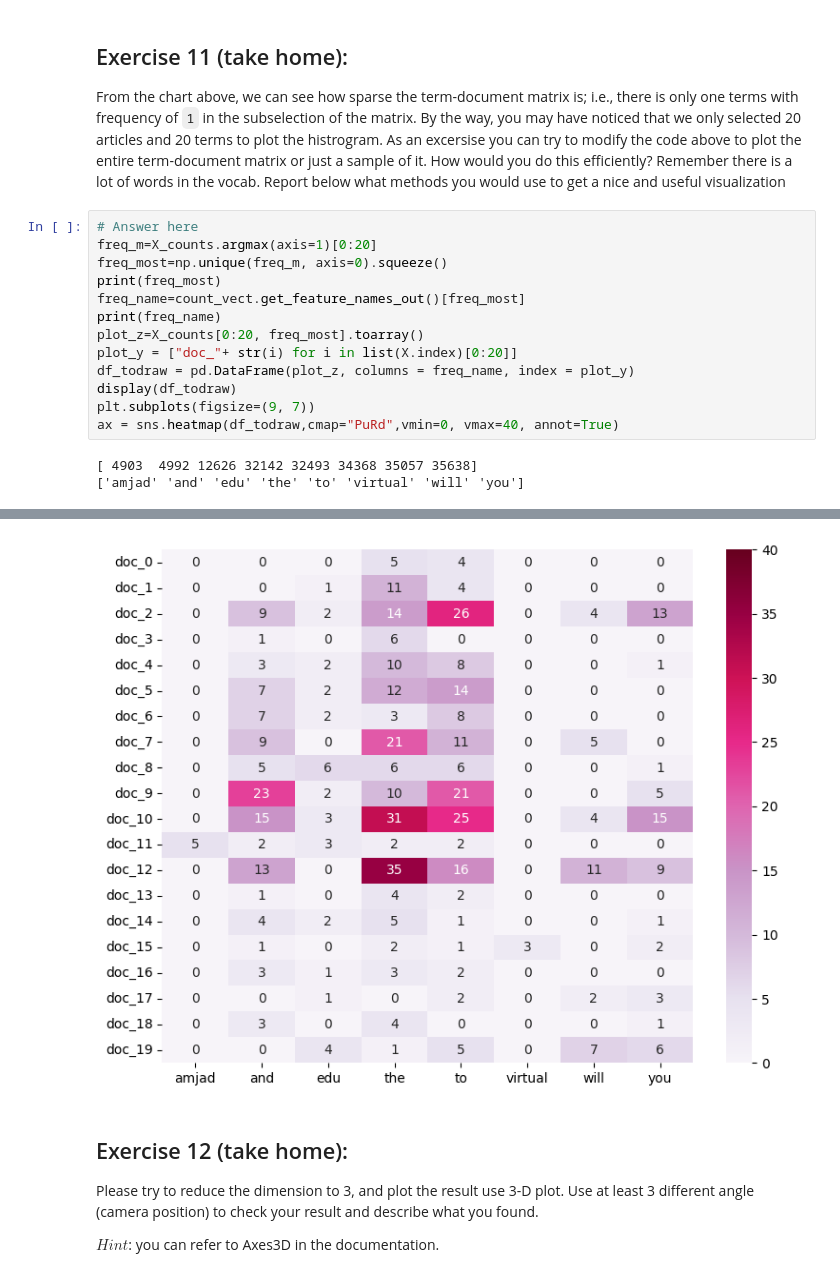
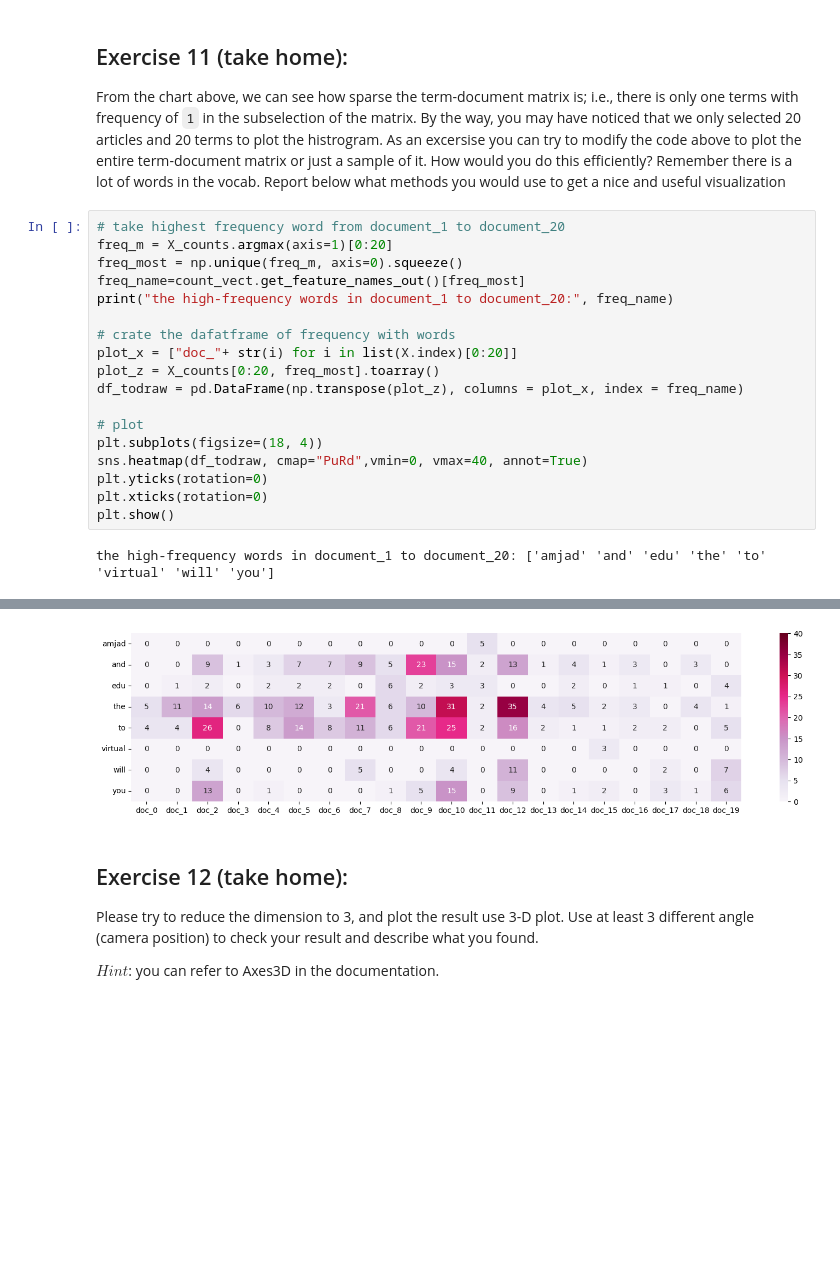
Before and after one commit to gigi-igig/DM2023-Lab1-Master, a Jupyter notebook: Homework/DM2023-Lab1-Homework.ipynb, the cells around one changed output, grey strips where cells are left out. Cells and saved outputs as stored; diff of their text form; blank space fills up the shorter version.

```diff
--- a/Homework/DM2023-Lab1-Homework.ipynb
+++ b/Homework/DM2023-Lab1-Homework.ipynb
@@ -200,18 +203,22 @@ print(count_vect.get_feature_names_out()[id_array][1])
 ## Exercise 11 (take home):
 From the chart above, we can see how sparse the term-document matrix is; i.e., there is only one terms with frequency of `1` in the subselection of the matrix. By the way, you may have noticed that we only selected 20 articles and 20 terms to plot the histrogram. As an excersise you can try to modify the code above to plot the entire term-document matrix or just a sample of it. How would you do this efficiently? Remember there is a lot of words in the vocab. Report below what methods you would use to get a nice and useful visualization
 # %%
-# Answer here
-freq_m=X_counts.argmax(axis=1)[0:20]
-freq_most=np.unique(freq_m, axis=0).squeeze()
-print(freq_most)
+# take highest frequency word from document_1 to document_20
+freq_m = X_counts.argmax(axis=1)[0:20]
+freq_most = np.unique(freq_m, axis=0).squeeze()
 freq_name=count_vect.get_feature_names_out()[freq_most]
-print(freq_name)
-plot_z=X_counts[0:20, freq_most].toarray()
-plot_y = ["doc_"+ str(i) for i in list(X.index)[0:20]]
-df_todraw = pd.DataFrame(plot_z, columns = freq_name, index = plot_y)
-display(df_todraw)
-plt.subplots(figsize=(9, 7))
-ax = sns.heatmap(df_todraw,cmap="PuRd",vmin=0, vmax=40, annot=True)
+print("the high-frequency words in document_1 to document_20:", freq_name)
+
+# crate the dafatframe of frequency with words
+plot_x = ["doc_"+ str(i) for i in list(X.index)[0:20]]
+plot_z = X_counts[0:20, freq_most].toarray()
+df_todraw = pd.DataFrame(np.transpose(plot_z), columns = plot_x, index = freq_name)
+
+# plot
+plt.subplots(figsize=(18, 4))
+sns.heatmap(df_todraw, cmap="PuRd",vmin=0, vmax=40, annot=True)
+plt.yticks(rotation=0)
+plt.xticks(rotation=0)
+plt.show()
 # %% [output]
-[ 4903  4992 12626 32142 32493 34368 35057 35638]
-['amjad' 'and' 'edu' 'the' 'to' 'virtual' 'will' 'you']
+the high-frequency words in document_1 to document_20: ['amjad' 'and' 'edu' 'the' 'to' 'virtual' 'will' 'you']
@@ -235,4 +225,4 @@ ax = sns.heatmap(df_todraw,cmap="PuRd",vmin=0, vmax=40, annot=True)
-[figure, old version]
+[figure, new version]
 # %% [markdown]
 ## Exercise 12 (take home):
 Please try to reduce the dimension to 3, and plot the result use 3-D plot. Use at least 3 different angle (camera position) to check your result and describe what you found.
```
Also changed, not shown: parts of 52 cells of this notebook.
